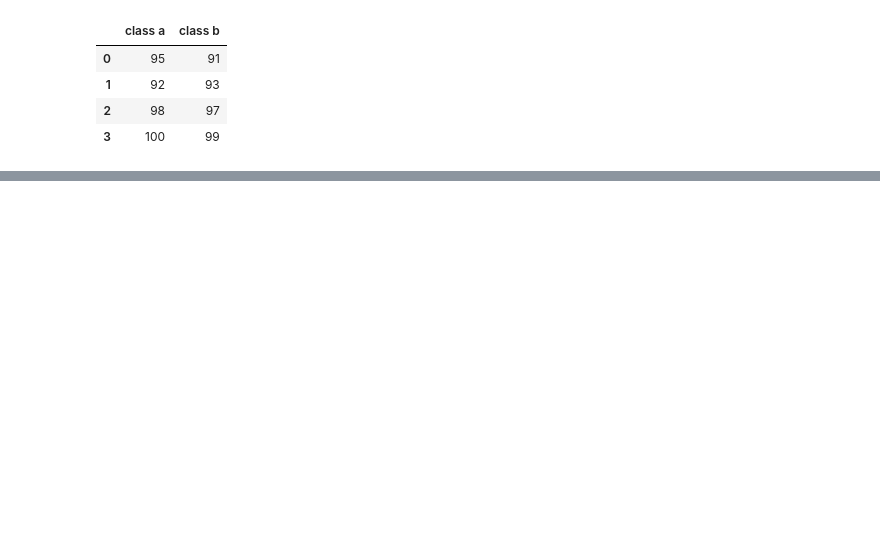
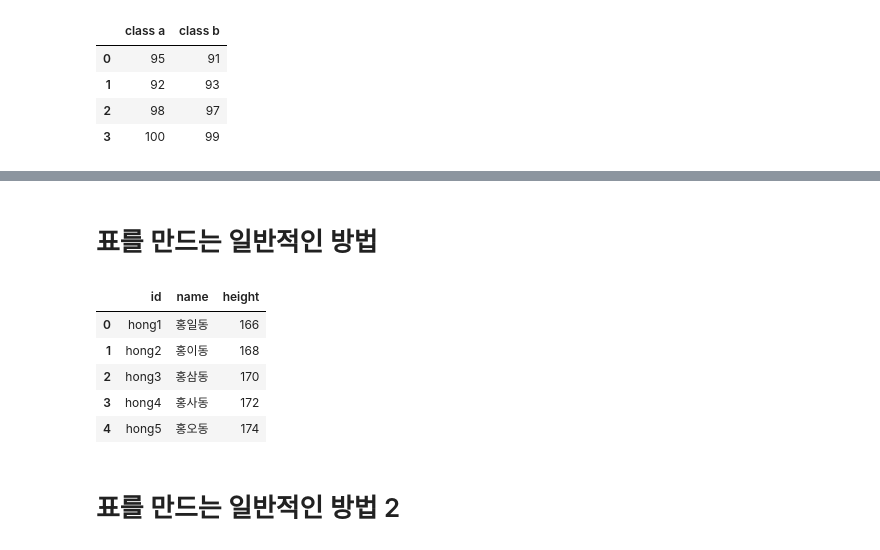
Before and after one commit to coconutkim/data, a Jupyter notebook: pandas/0808판다스기초.ipynb, the cells around one changed output, grey strips where cells are left out. Drawn from its saved outputs; the diff is of its cells as text; code cells hidden in the pictures; blank space fills up the shorter version.

```diff
--- a/pandas/0808판다스기초.ipynb
+++ b/pandas/0808판다스기초.ipynb
@@ -16,0 +152,17 @@ pd.DataFrame(data=data,columns=['class a','class b'])
+# %% [markdown]
+# 표를 만드는 일반적인 방법
+# %%
+data1 = {'id':['hong1','hong2','hong3','hong4','hong5'],
+         'name':['홍일동','홍이동','홍삼동','홍사동','홍오동'],
+         'height':[166,	168,170,172,174]}
+# %%
+pd.DataFrame(data1)
+# %% [output]
+|  | id | name | height |
+| 0 | hong1 | 홍일동 | 166 |
+| 1 | hong2 | 홍이동 | 168 |
+| 2 | hong3 | 홍삼동 | 170 |
+| 3 | hong4 | 홍사동 | 172 |
+| 4 | hong5 | 홍오동 | 174 |
+# %% [markdown]
+# 표를 만드는 일반적인 방법 2
```
Also changed, not shown: parts of 45 cells of this notebook, 1 other file.
